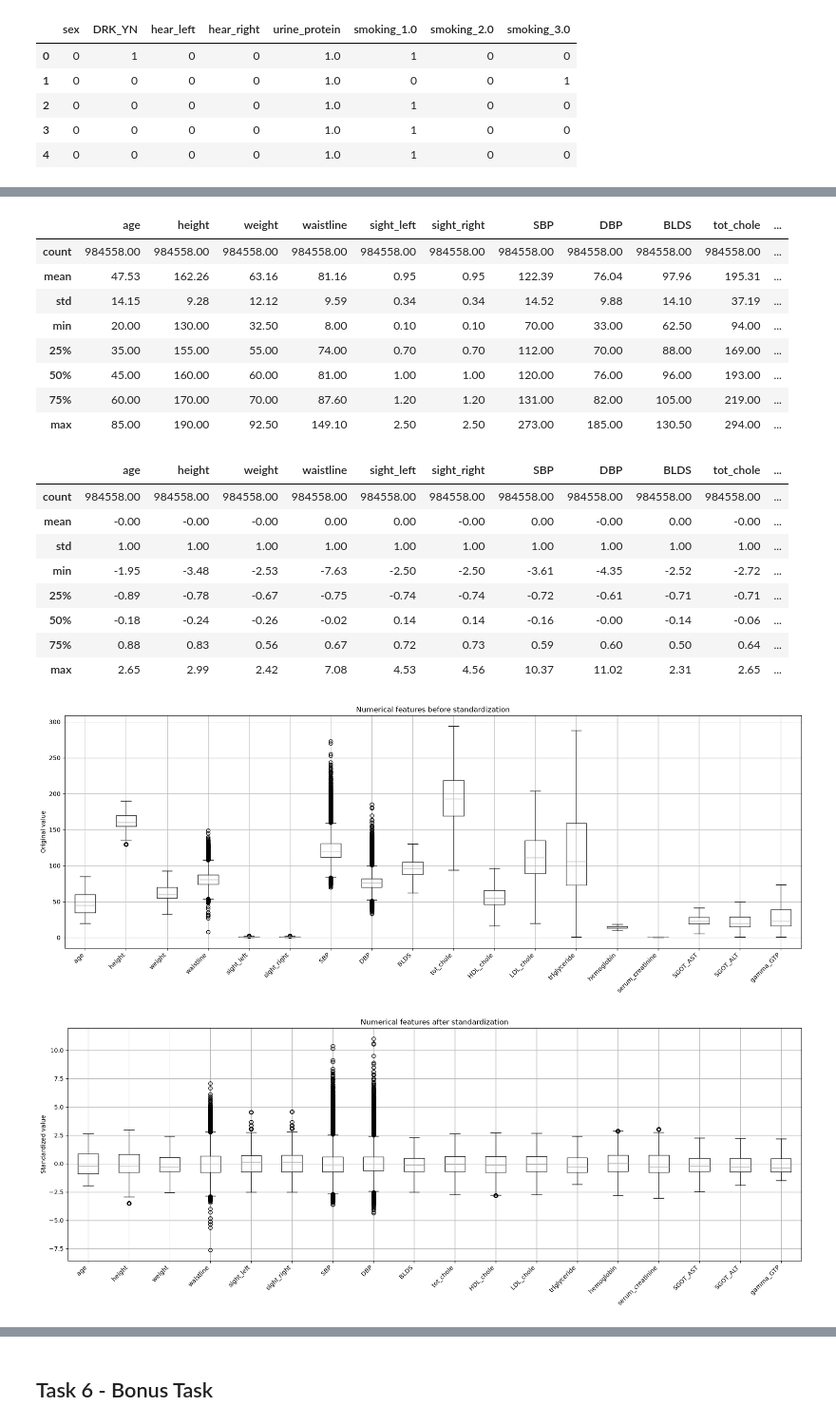
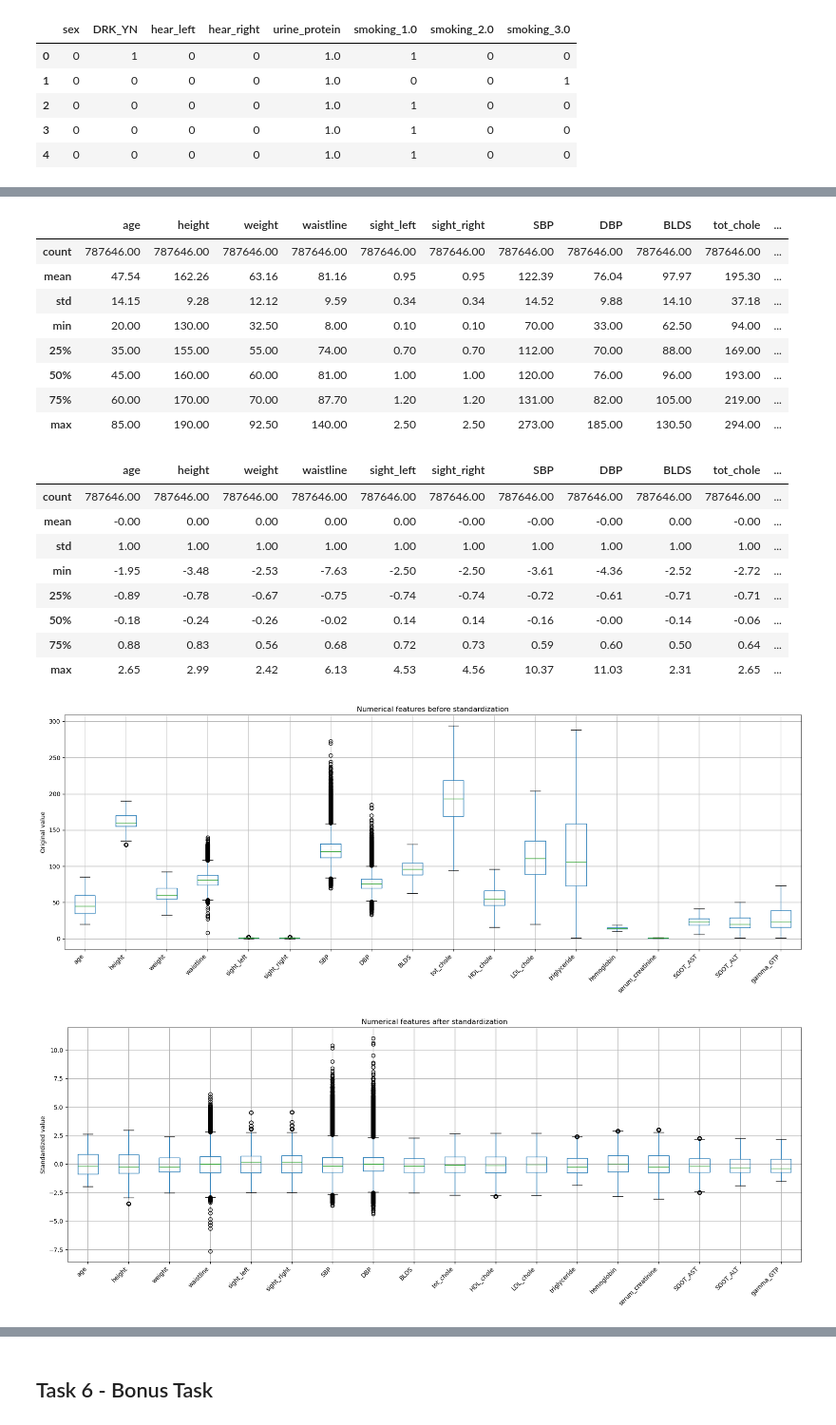
Before and after one commit to johannegg/IT3212, a Jupyter notebook: Assignment1/Assignment1.ipynb, the cells around one changed output, grey strips where cells are left out. Shown at 95% size. Saved outputs shown, nothing was run; the diff lists cells and outputs as text; code cells hidden in the pictures.

Commit message:
Moved data splitting before scaling

```diff
--- a/Assignment1/Assignment1.ipynb
+++ b/Assignment1/Assignment1.ipynb
@@ -301,0 +304,14 @@ df_encoded[encoded_cols].head()
+# %%
+from sklearn.model_selection import train_test_split
+
+# Target variable: drinking status
+X = df_encoded.drop(columns=["DRK_YN"])
+y = df_encoded["DRK_YN"]
+
+# 80/20 split, stratified on the target so both sets keep the same
+# proportion of drinkers/non-drinkers as the original dataset
+X_train, X_test, y_train, y_test = train_test_split(
+    X, y, test_size=0.2, random_state=42, stratify=y
+)
+
+X_train.shape, X_test.shape, y_train.shape, y_test.shape
@@ -327,62 +345,62 @@ numerical_cols = [
 ]
 
 # Apply Z-score standardization
-df_scaled = df_encoded.copy()
-
 scaler = StandardScaler()
 
-df_scaled[numerical_cols] = scaler.fit_transform(
-    df_scaled[numerical_cols]
-)
+X_train_scaled = X_train.copy()
+X_test_scaled = X_test.copy()
+
+X_train_scaled[numerical_cols] = scaler.fit_transform(X_train[numerical_cols])
+X_test_scaled[numerical_cols]  = scaler.transform(X_test[numerical_cols])
 # %%
-# Summary statistics before standardization
-df_encoded[numerical_cols].describe().round(2)
+# Summary statistics before standardization (training set)
+X_train[numerical_cols].describe().round(2)
 # %% [output]
 |  | age | height | weight | waistline | sight_left | sight_right | SBP | DBP | BLDS | tot_chole | ... |
-| count | 984558.00 | 984558.00 | 984558.00 | 984558.00 | 984558.00 | 984558.00 | 984558.00 | 984558.00 | 984558.00 | 984558.00 | ... |
-| mean | 47.53 | 162.26 | 63.16 | 81.16 | 0.95 | 0.95 | 122.39 | 76.04 | 97.96 | 195.31 | ... |
-| std | 14.15 | 9.28 | 12.12 | 9.59 | 0.34 | 0.34 | 14.52 | 9.88 | 14.10 | 37.19 | ... |
+| count | 787646.00 | 787646.00 | 787646.00 | 787646.00 | 787646.00 | 787646.00 | 787646.00 | 787646.00 | 787646.00 | 787646.00 | ... |
+| mean | 47.54 | 162.26 | 63.16 | 81.16 | 0.95 | 0.95 | 122.39 | 76.04 | 97.97 | 195.30 | ... |
+| std | 14.15 | 9.28 | 12.12 | 9.59 | 0.34 | 0.34 | 14.52 | 9.88 | 14.10 | 37.18 | ... |
 | min | 20.00 | 130.00 | 32.50 | 8.00 | 0.10 | 0.10 | 70.00 | 33.00 | 62.50 | 94.00 | ... |
 | 25% | 35.00 | 155.00 | 55.00 | 74.00 | 0.70 | 0.70 | 112.00 | 70.00 | 88.00 | 169.00 | ... |
 | 50% | 45.00 | 160.00 | 60.00 | 81.00 | 1.00 | 1.00 | 120.00 | 76.00 | 96.00 | 193.00 | ... |
-| 75% | 60.00 | 170.00 | 70.00 | 87.60 | 1.20 | 1.20 | 131.00 | 82.00 | 105.00 | 219.00 | ... |
-| max | 85.00 | 190.00 | 92.50 | 149.10 | 2.50 | 2.50 | 273.00 | 185.00 | 130.50 | 294.00 | ... |
+| 75% | 60.00 | 170.00 | 70.00 | 87.70 | 1.20 | 1.20 | 131.00 | 82.00 | 105.00 | 219.00 | ... |
+| max | 85.00 | 190.00 | 92.50 | 140.00 | 2.50 | 2.50 | 273.00 | 185.00 | 130.50 | 294.00 | ... |
 # %%
-# Summary statistics after standardization
-df_scaled[numerical_cols].describe().round(2)
+# Summary statistics after standardization (training set)
+X_train_scaled[numerical_cols].describe().round(2)
 # %% [output]
 |  | age | height | weight | waistline | sight_left | sight_right | SBP | DBP | BLDS | tot_chole | ... |
-| count | 984558.00 | 984558.00 | 984558.00 | 984558.00 | 984558.00 | 984558.00 | 984558.00 | 984558.00 | 984558.00 | 984558.00 | ... |
-| mean | -0.00 | -0.00 | -0.00 | 0.00 | 0.00 | -0.00 | 0.00 | -0.00 | 0.00 | -0.00 | ... |
+| count | 787646.00 | 787646.00 | 787646.00 | 787646.00 | 787646.00 | 787646.00 | 787646.00 | 787646.00 | 787646.00 | 787646.00 | ... |
+| mean | -0.00 | 0.00 | 0.00 | 0.00 | 0.00 | -0.00 | -0.00 | -0.00 | 0.00 | -0.00 | ... |
 | std | 1.00 | 1.00 | 1.00 | 1.00 | 1.00 | 1.00 | 1.00 | 1.00 | 1.00 | 1.00 | ... |
-| min | -1.95 | -3.48 | -2.53 | -7.63 | -2.50 | -2.50 | -3.61 | -4.35 | -2.52 | -2.72 | ... |
+| min | -1.95 | -3.48 | -2.53 | -7.63 | -2.50 | -2.50 | -3.61 | -4.36 | -2.52 | -2.72 | ... |
 | 25% | -0.89 | -0.78 | -0.67 | -0.75 | -0.74 | -0.74 | -0.72 | -0.61 | -0.71 | -0.71 | ... |
 | 50% | -0.18 | -0.24 | -0.26 | -0.02 | 0.14 | 0.14 | -0.16 | -0.00 | -0.14 | -0.06 | ... |
-| 75% | 0.88 | 0.83 | 0.56 | 0.67 | 0.72 | 0.73 | 0.59 | 0.60 | 0.50 | 0.64 | ... |
-| max | 2.65 | 2.99 | 2.42 | 7.08 | 4.53 | 4.56 | 10.37 | 11.02 | 2.31 | 2.65 | ... |
+| 75% | 0.88 | 0.83 | 0.56 | 0.68 | 0.72 | 0.73 | 0.59 | 0.60 | 0.50 | 0.64 | ... |
+| max | 2.65 | 2.99 | 2.42 | 6.13 | 4.53 | 4.56 | 10.37 | 11.03 | 2.31 | 2.65 | ... |
 # %%
 # Compare numerical features before and after standardization
 import matplotlib.pyplot as plt
 
 plt.figure(figsize=(18, 7))
 
-df_encoded[numerical_cols].boxplot()
+X_train[numerical_cols].boxplot()
 
 plt.title("Numerical features before standardization")
 plt.ylabel("Original value")
 plt.xticks(rotation=45, ha="right")
 plt.tight_layout()
 plt.show()
 
 plt.figure(figsize=(18, 7))
 
-df_scaled[numerical_cols].boxplot()
+X_train_scaled[numerical_cols].boxplot()
 
 plt.title("Numerical features after standardization")
 plt.ylabel("Standardized value")
 plt.xticks(rotation=45, ha="right")
 plt.tight_layout()
 plt.show()
 # %% [output]
-[figure, old version]
+[figure, new version]
-[figure, old version]
+[figure, new version]
```
Also changed, not shown: parts of 10 cells of this notebook.
